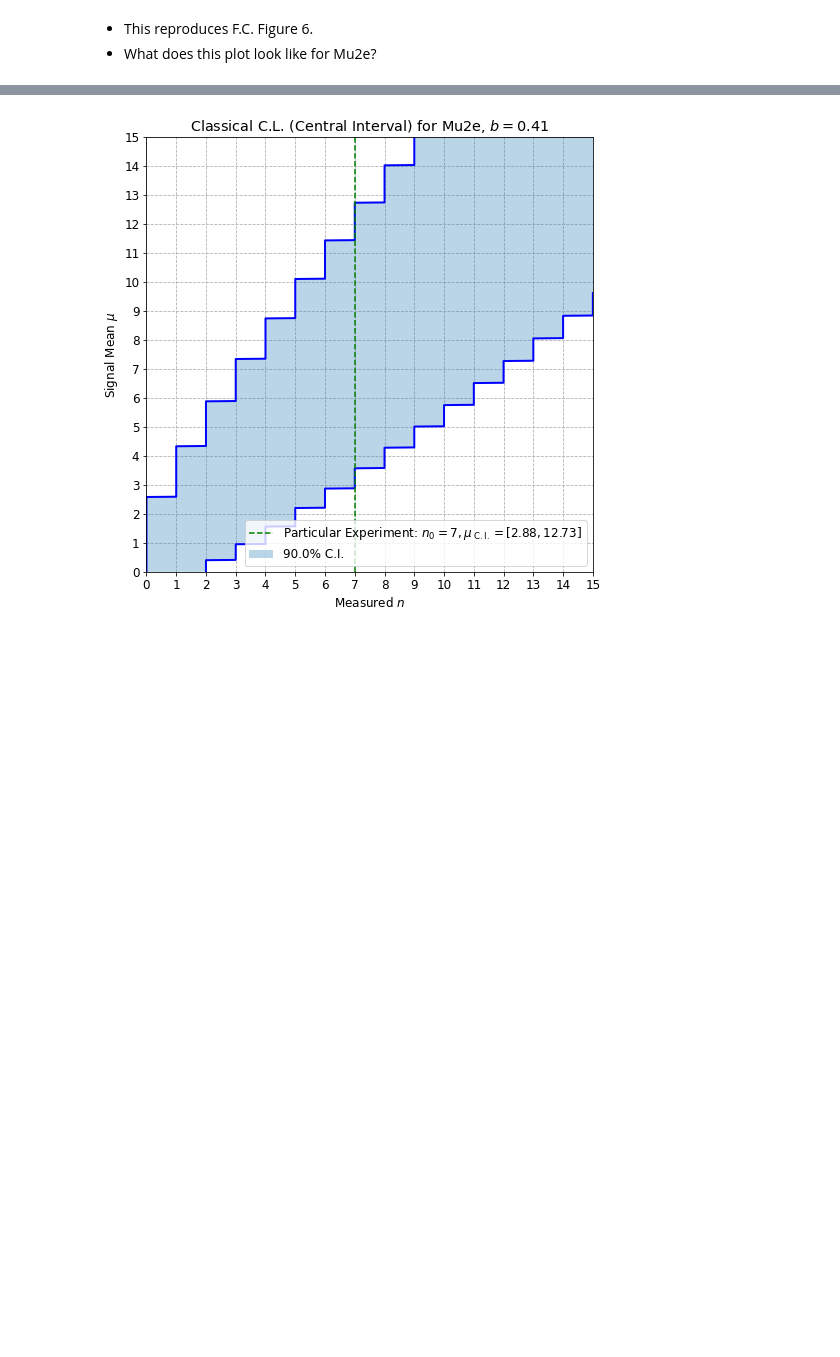
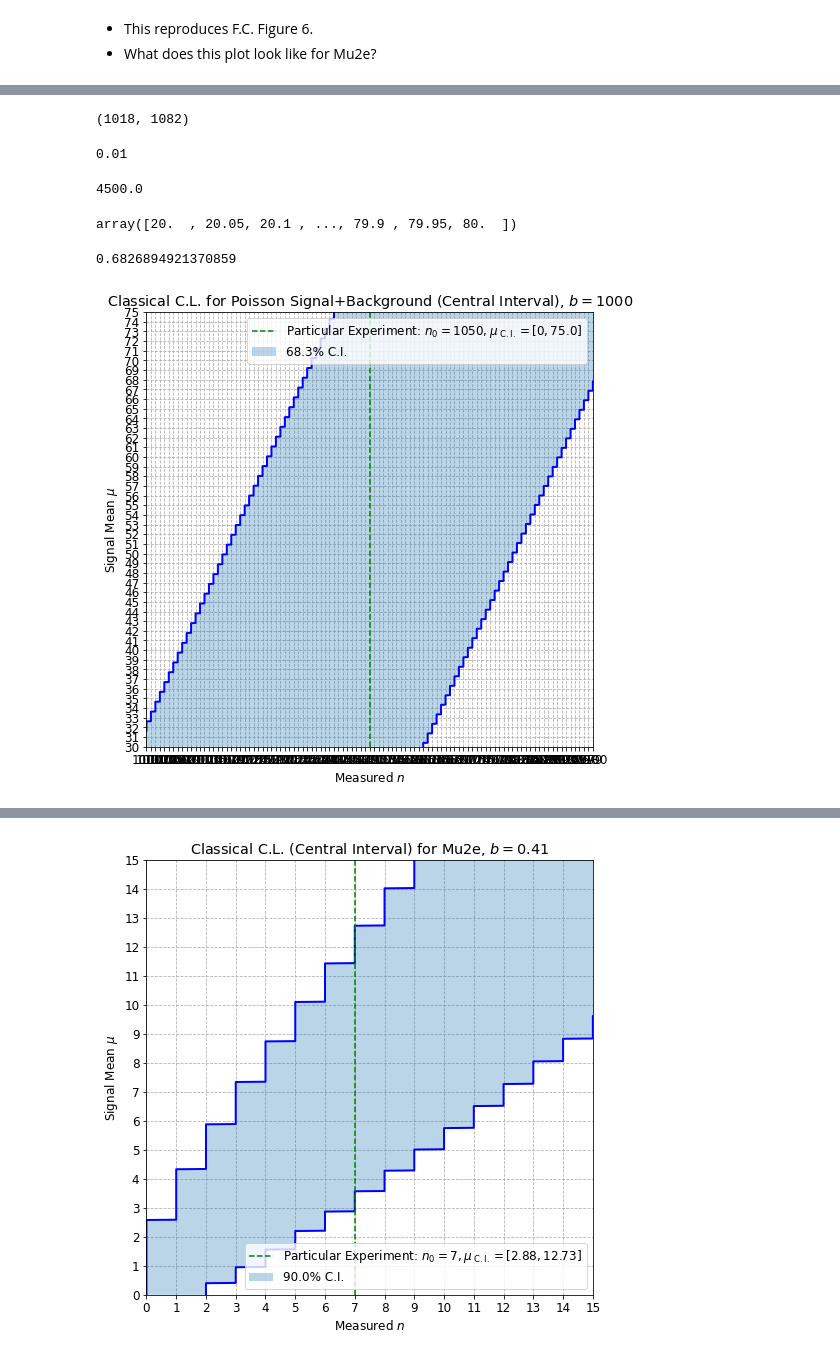
Before and after one commit to ckampa13/mu2e_utils, a Jupyter notebook: stats/notebooks/Feldman_Cousins_Reconstruction.ipynb, the cells around one changed output, grey strips where cells are left out. Drawn from its saved outputs; the diff is of its cells as text; code cells hidden in the pictures; blank space fills up the shorter version.

```diff
--- a/stats/notebooks/Feldman_Cousins_Reconstruction.ipynb
+++ b/stats/notebooks/Feldman_Cousins_Reconstruction.ipynb
@@ -222,0 +274,27 @@ fig, ax, mus, x1s, x2s = poisson_classical_central_plot(n0=7)
+# %%
+poisson_classical_central(mu_t=50, b=1000, alpha=0.683)
+# %% [output]
+(1018, 1082)
+# %%
+15/1500
+# %% [output]
+0.01
+# %%
+(75-30) / .01
+# %% [output]
+4500.0
+# %%
+np.linspace(20,80,1201)
+# %% [output]
+array([20.  , 20.05, 20.1 , ..., 79.9 , 79.95, 80.  ])
+# %%
+1-(1-norm.cdf(1))*2
+# %% [output]
+0.6826894921370859
+# %%
+fig, ax, mus, x1s, x2s = poisson_classical_central_plot(mus=np.linspace(30,75,4501), b=1000,
+                                                        alpha=1-(1-norm.cdf(1))*2,
+                                                        #alpha=(1-(1-norm.cdf(1))*2)/2,
+                                                        n0=1050, xlims=[1000,1100], ylims=[30,75])
+# %% [output]
+[figure, added]
```
Also changed, not shown: parts of 13 cells of this notebook, 7 other files.
